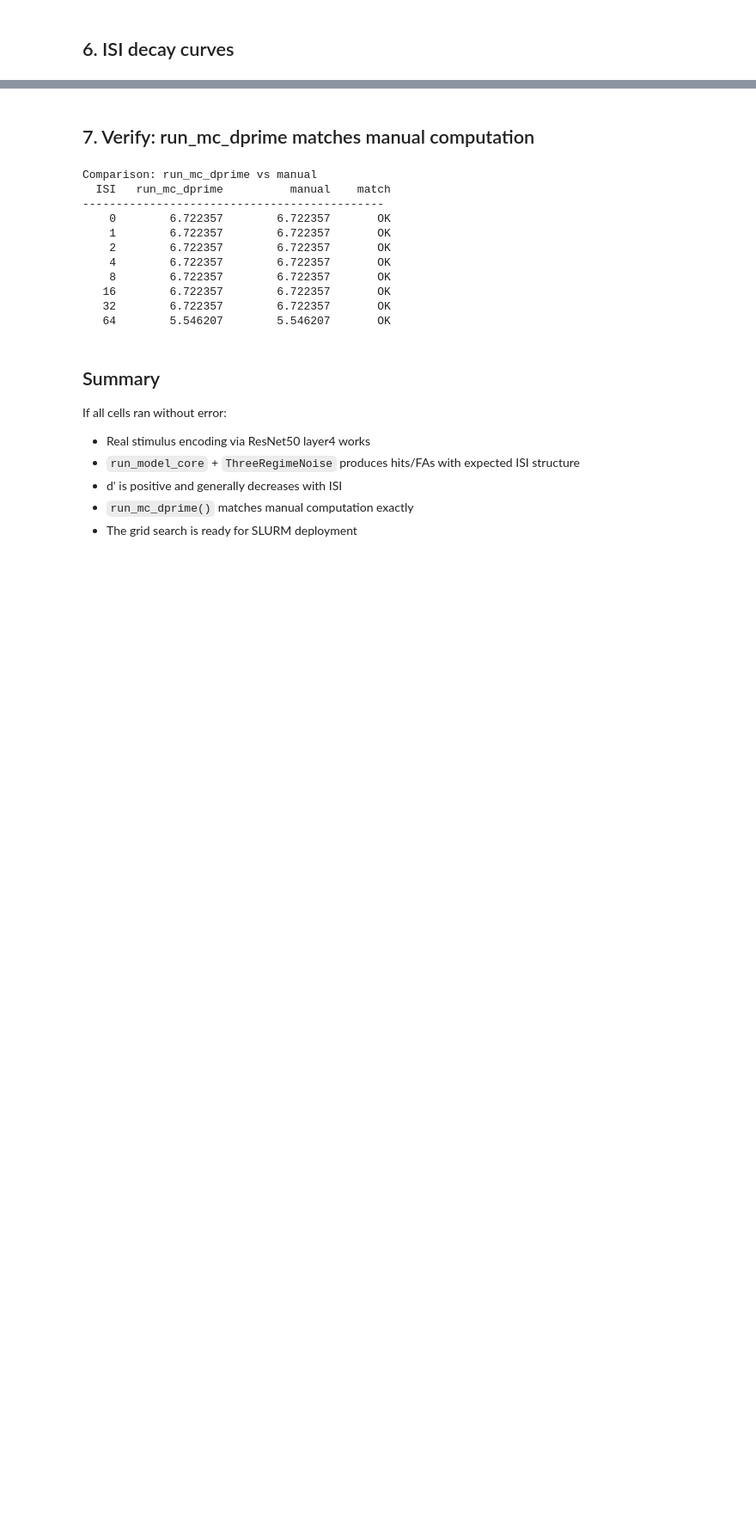
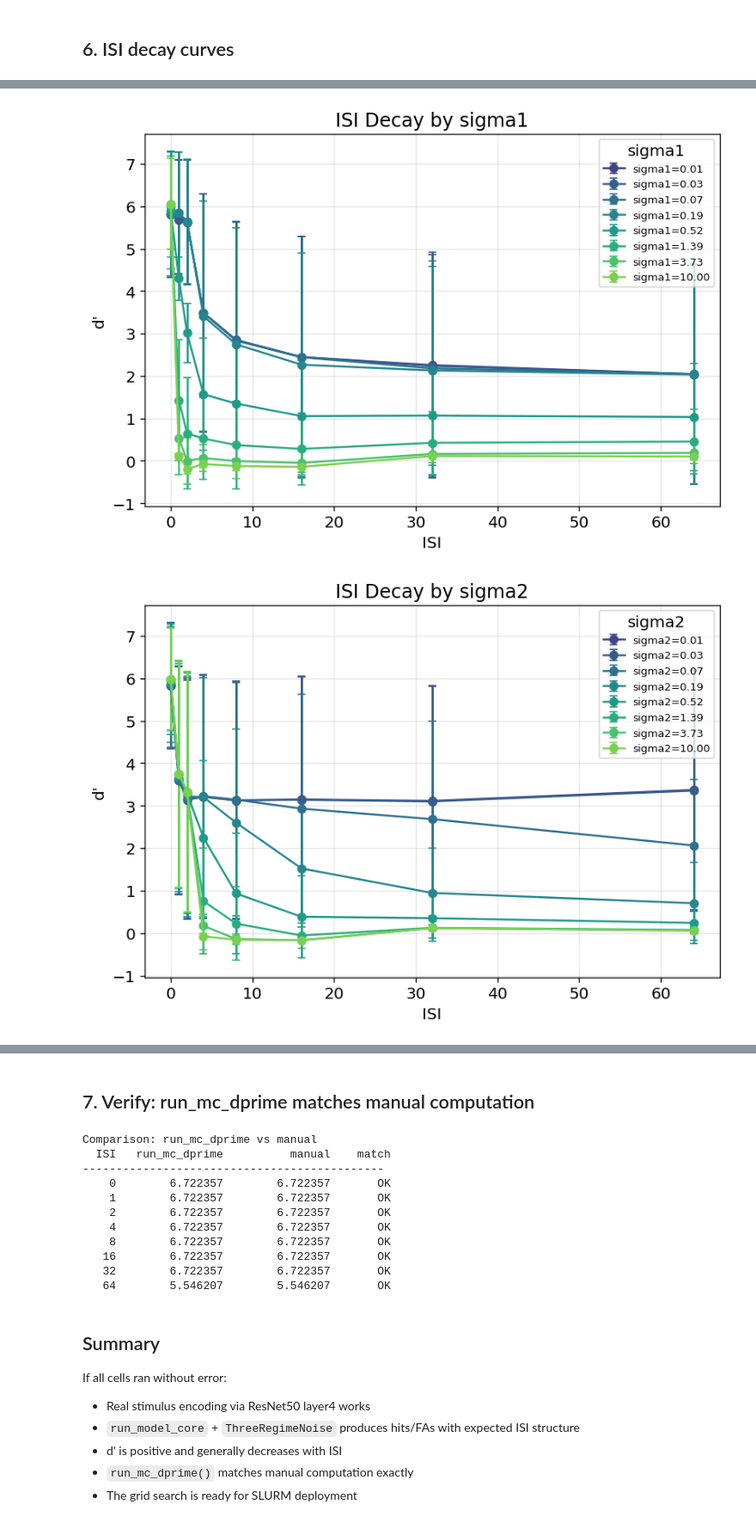
Before and after one commit to bjmedina/memory, a Jupyter notebook: notebooks/test_3step_grid_search.ipynb, the cells around one changed output, grey strips where cells are left out. Shown at 86% size. Saved outputs shown, nothing was run; the diff lists cells and outputs as text; code cells hidden in the pictures; blank space fills up the shorter version.

```diff
--- a/notebooks/test_3step_grid_search.ipynb
+++ b/notebooks/test_3step_grid_search.ipynb
@@ -327,0 +350,37 @@ plt.show()
+# %%
+# --- ISI Decay by Sigma1 ---
+fig1, ax1 = plt.subplots(figsize=(7, 5))
+# Use the same colormap as before (viridis) for consistency with the "by sigma0" graph
+colors_s1 = plt.cm.viridis(np.linspace(0.2, 0.8, len(sigma1_grid)))
+for s1, color in zip(sigma1_grid, colors_s1):
+    sub = df[df['sigma1'] == s1]
+    means = [sub[f'dprime_isi{isi}'].mean() for isi in ISI_VALUES]
+    stds = [sub[f'dprime_isi{isi}'].std() for isi in ISI_VALUES]
+    ax1.errorbar(ISI_VALUES, means, yerr=stds, marker='o', color=color, label=f'sigma1={s1:.2f}', capsize=3, linestyle='-')
+ax1.set_xlabel('ISI')
+ax1.set_ylabel("d'")
+ax1.set_title('ISI Decay by sigma1')
+ax1.legend(fontsize=8, title='sigma1')
+ax1.grid(True, alpha=0.3)
+plt.tight_layout()
+plt.show()
+
+# --- ISI Decay by Sigma2 ---
+fig2, ax2 = plt.subplots(figsize=(7, 5))
+# Use the same colormap as before (viridis) for consistency with the other graphs
+colors_s2 = plt.cm.viridis(np.linspace(0.2, 0.8, len(sigma2_grid)))
+for s2, color in zip(sigma2_grid, colors_s2):
+    sub = df[df['sigma2'] == s2]
+    means = [sub[f'dprime_isi{isi}'].mean() for isi in ISI_VALUES]
+    stds = [sub[f'dprime_isi{isi}'].std() for isi in ISI_VALUES]
+    ax2.errorbar(ISI_VALUES, means, yerr=stds, marker='o', color=color, label=f'sigma2={s2:.2f}', capsize=3, linestyle='-')
+ax2.set_xlabel('ISI')
+ax2.set_ylabel("d'")
+ax2.set_title('ISI Decay by sigma2')
+ax2.legend(fontsize=8, title='sigma2')
+ax2.grid(True, alpha=0.3)
+plt.tight_layout()
+plt.show()
+# %% [output]
+[figure, added]
+[figure, added]
```
Also changed, not shown: parts of 6 cells of this notebook, 2 other files.
